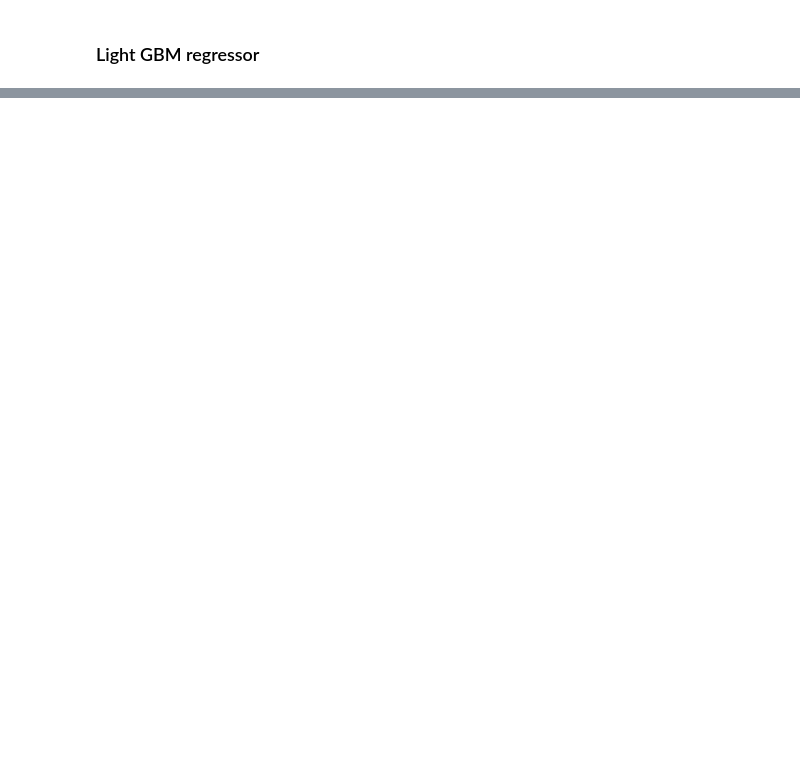
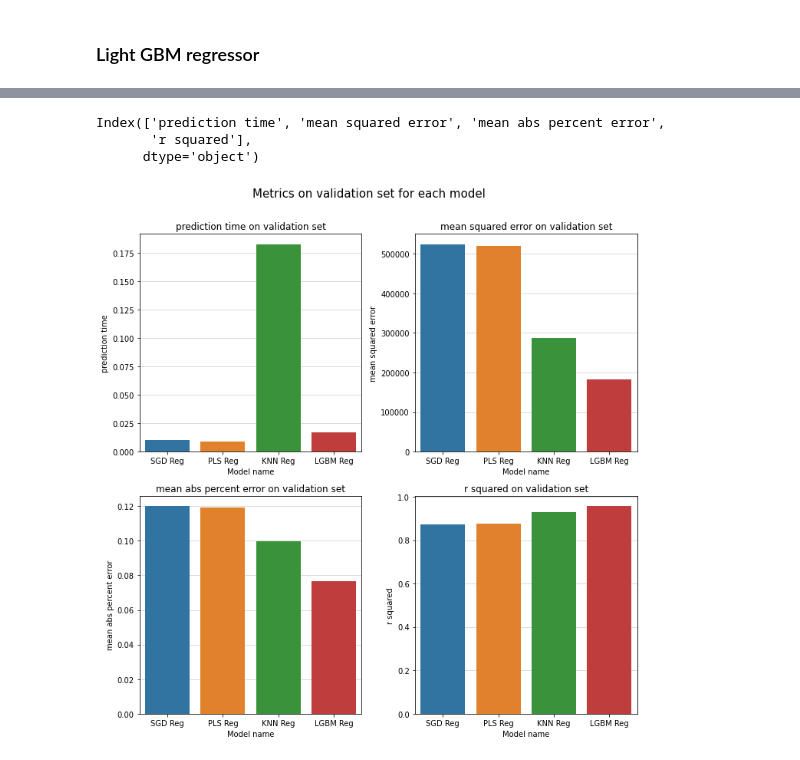
Before and after one commit to SPariente/diamond_price_estimation, a Jupyter notebook: 2_model_selection.ipynb, the cells around one changed output, grey strips where cells are left out. Saved outputs shown, nothing was run; the diff lists cells and outputs as text; code cells hidden in the pictures; blank space fills up the shorter version.

Commit message:
Added KNNR and LGBMR to model fitting + model metrics visualization

```diff
--- a/2_model_selection.ipynb
+++ b/2_model_selection.ipynb
@@ -325,0 +435,10 @@ lgbr_model = LGBMRegressor(
+# %%
+#Include the model into the grid search
+lgbr_pipe_transform = GridSearchCV(
+    lgbr_pipe_transform,
+    param_grid=grid,
+    scoring='neg_mean_squared_error',
+    cv=5
+)
+# %%
+lgbr_pipe_transform.fit(X_train, y_train)
@@ -325,0 +496,7 @@ lgbr_model = LGBMRegressor(
+# %%
+models = [sgdr_pipe_transform, plsr_pipe_transform, knnr_pipe_transform, lgbr_pipe_transform]
+models_names = ['SGD Reg', 'PLS Reg', 'KNN Reg', 'LGBM Reg']
+# %%
+model_metrics = compute_model_metrics(models, models_names, X_valid, y_valid)
+model_metrics = pd.DataFrame.from_dict(model_metrics)
+model_metrics
@@ -325,0 +509,28 @@ lgbr_model = LGBMRegressor(
+# %%
+model_metrics.columns.drop(['model', 'name'])
+# %% [output]
+Index(['prediction time', 'mean squared error', 'mean abs percent error',
+       'r squared'],
+      dtype='object')
+# %%
+fig, axes = plt.subplots(2, 2, figsize=(10,10))
+
+for ax, metric in zip(fig.axes, model_metrics.columns.drop(['model', 'name'])):
+
+    sns.barplot(
+        x=model_metrics['name'].values,
+        y=model_metrics[metric],
+        ax=ax
+    )
+
+    ax.set_xlabel("Model name")
+    ax.grid(True, axis='y', color='lightgrey')
+    ax.set_axisbelow(True)
+    ax.set_title(f'{metric} on validation set')
+
+fig.set_tight_layout(True)
+fig.suptitle('Metrics on validation set for each model', y=1.01, fontsize=15)
+
+plt.show()
+# %% [output]
+[figure, added]
```
Also changed, not shown: parts of 17 cells of this notebook.
